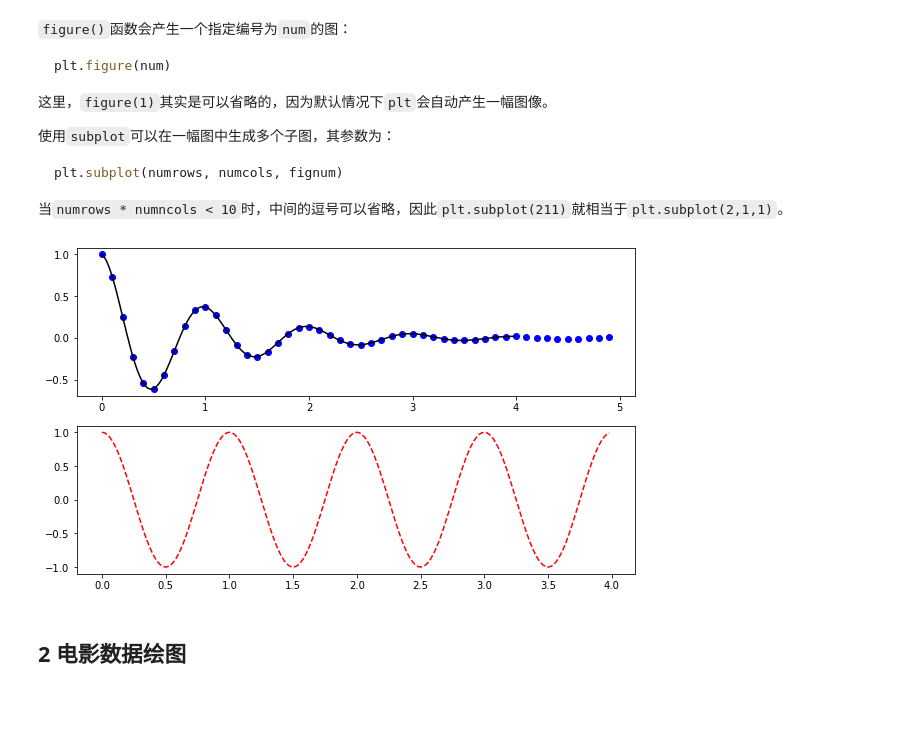
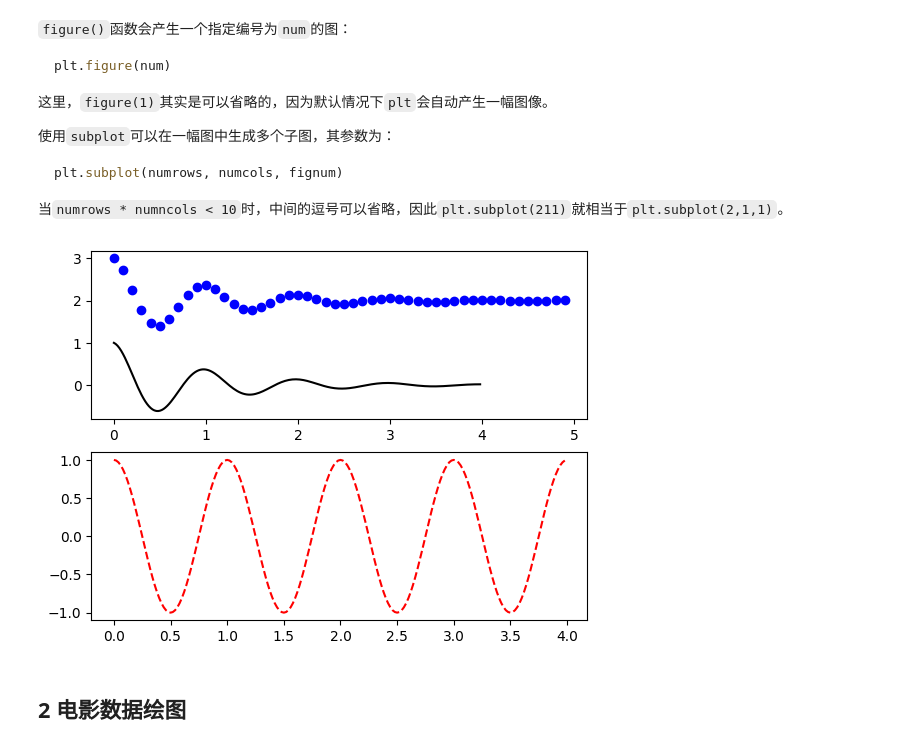
Before and after one commit to AEM001/Data-Analysis, a Jupyter notebook: 作业6/6.ipynb, the cells around one changed output. Saved outputs shown, nothing was run; the diff lists cells and outputs as text; code cells hidden in the pictures; blank space fills up the shorter version.

```diff
--- a/作业6/6.ipynb
+++ b/作业6/6.ipynb
@@ -208,19 +208,19 @@ plt.subplot(numrows, numcols, fignum)
 # %%
 def f(t):
     return np.exp(-t)*np.cos(2*np.pi*t)
 
 t1 = np.arange(0.0,5.0,0.1)
 t2 = np.arange(0.0,4.0,0.02)
-
-plt.figure(figsize = (10,6))
+# 当前激活的子图索引（从 1 开始，从左到右，从上到下）。
+# plt.figure(figsize = (10,6))
 plt.subplot(211)
-plt.plot(t1,f(t1),"bo",t2,f(t2),'k') #子图1上有两条线
+plt.plot(t1,f(t1)+2,"bo",t2,f(t2),'k') #子图1上有两条线
 
 plt.subplot(212)
 plt.plot(t2,np.cos(2*np.pi*t2),"r--")
 plt.show()
 # %% [output]
-[figure, old version]
+[figure, new version]
 # %% [markdown]
 ## 2 电影数据绘图
 # %% [markdown]
```
Also changed, not shown: 1 other file.
